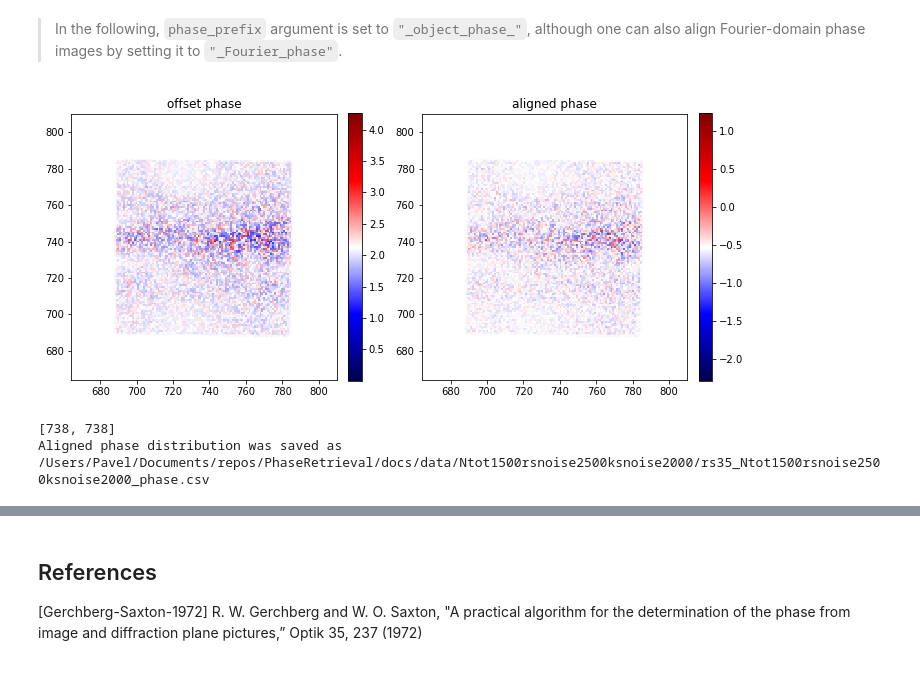
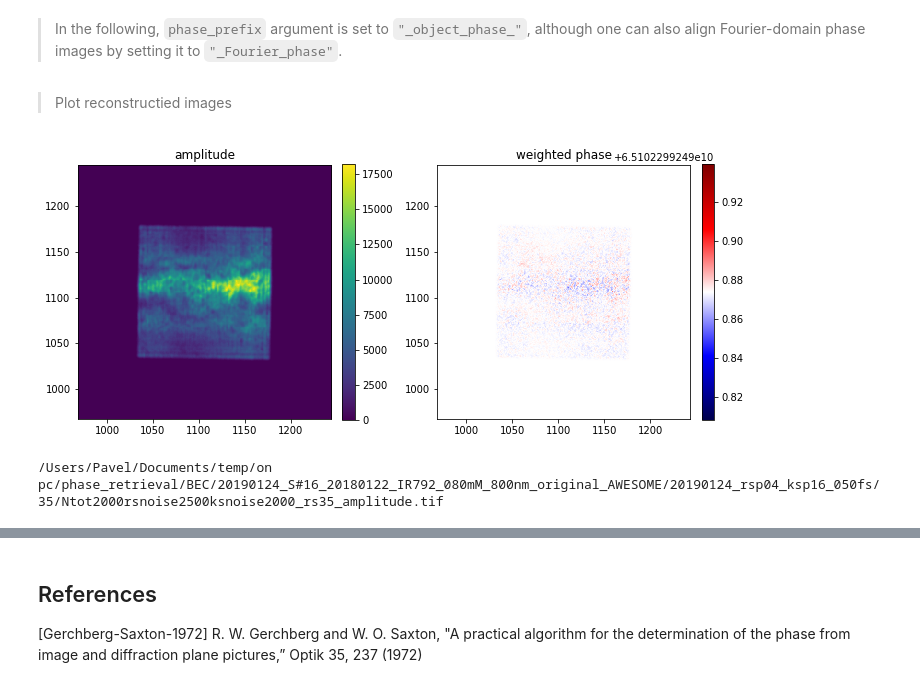
Before and after one commit to pkliui/PhaseRetrieval, a Jupyter notebook: docs/PhaseRetrieval.ipynb, the cells around one changed output, grey strips where cells are left out. Saved outputs shown, nothing was run; the diff lists cells and outputs as text; code cells hidden in the pictures.

```diff
--- a/docs/PhaseRetrieval.ipynb
+++ b/docs/PhaseRetrieval.ipynb
@@ -932,12 +941,29 @@ phase_alignment_gerchberg_saxton_script(datapath = datapath,
                                  amplitude_prefix = "rs35_",
                                  phase_prefix = "_object_phase_",
                                  delimiter = '\t',
+                                 num_files_to_align=3,
                                  ref_coordinates = None,
                                  symmetric_phase = True,
                                  plot_progress = True,
                                  plot_every_kth_iteration = 1,
-                                 zoom = 10)
+                                 zoom = 10,
+                                 suppress_print = True)
-# %% [output]
-[figure, removed]
-[738, 738]
-Aligned phase distribution was saved as  /Users/Pavel/Documents/repos/PhaseRetrieval/docs/data/Ntot1500rsnoise2500ksnoise2000/rs35_Ntot1500rsnoise2500ksnoise2000_phase.csv
+# %% [markdown]
+> Plot reconstructied images
+# %%
+import os
+from PhaseRetrieval.modules.postprocessing import plot_reconstruction
+
+datapath = '/Users/Pavel/Documents/temp/on pc/phase_retrieval/BEC/20190124_S#16_20180122_IR792_080mM_800nm_original_AWESOME/20190124_rsp04_ksp16_050fs/35/'
+
+amplitude_filenames =  [os.path.abspath(os.path.join(datapath, p)) for p in os.listdir(datapath) if p.endswith(('rs35_amplitude.tif'))]
+phase_filenames =  [os.path.abspath(os.path.join(datapath, p)) for p in os.listdir(datapath) if p.endswith(('rs35_phase.csv'))]
+print(amplitude_filenames)
+print(phase_filenames)
+
+for amplitude_filename, phase_filename in zip(amplitude_filenames, phase_filenames):
+    plot_reconstruction(amplitude_filename = amplitude_filename, phase_filename = phase_filename, delimiter = '\t', zoom = 8)
+    print(amplitude_filename)
+# %% [output]
+[figure, added]
+/Users/Pavel/Documents/temp/on pc/phase_retrieval/BEC/20190124_S#16_20180122_IR792_080mM_800nm_original_AWESOME/20190124_rsp04_ksp16_050fs/35/Ntot2000rsnoise2500ksnoise2000_rs35_amplitude.tif
```
Also changed, not shown: parts of 24 cells of this notebook.
